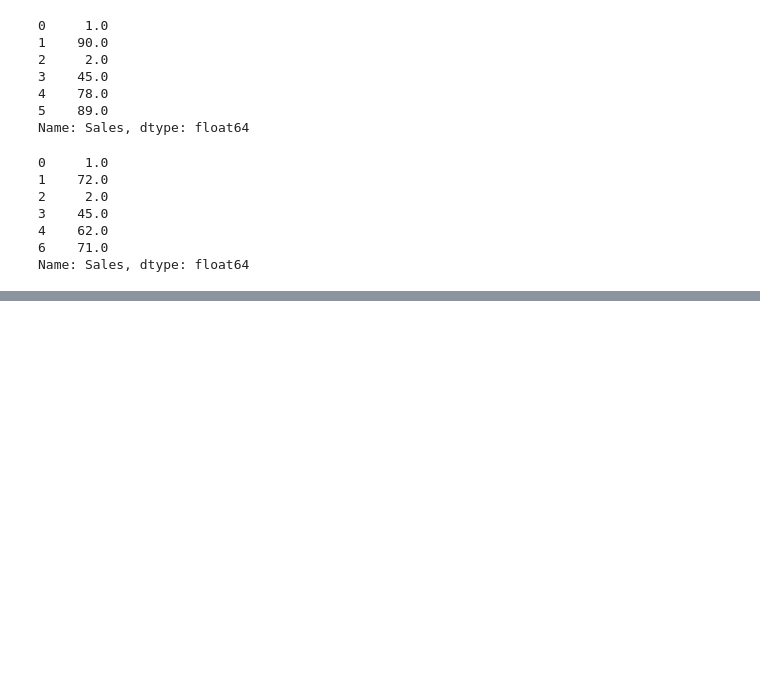
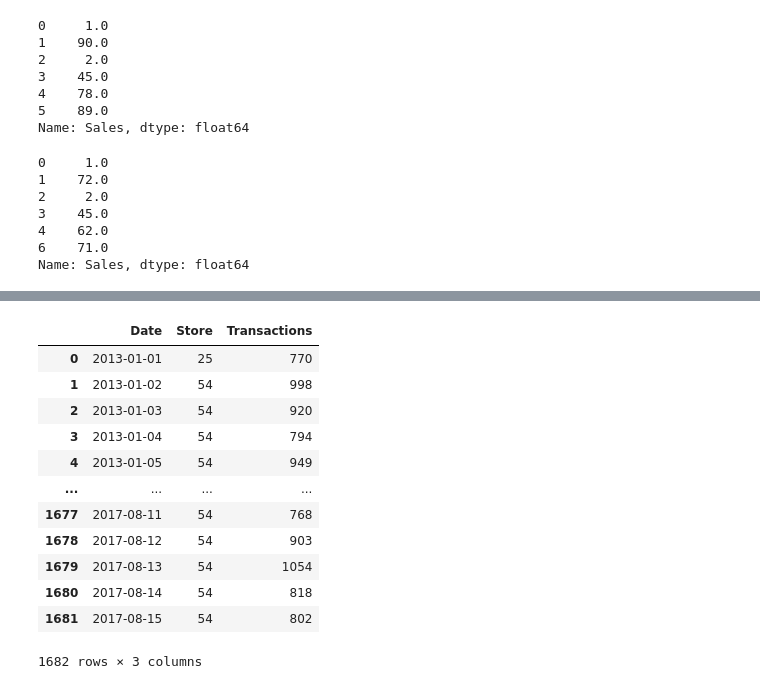
Before and after one commit to lingeshnafeax/DataScience, a Jupyter notebook: Numpy Pandas/Pandas Series.ipynb, the cells around one changed output, grey strips where cells are left out. Cells and saved outputs as stored; diff of their text form; code cells hidden in the pictures; blank space fills up the shorter version.

```diff
--- a/Numpy Pandas/Pandas Series.ipynb
+++ b/Numpy Pandas/Pandas Series.ipynb
@@ -410,0 +527,2 @@ Name: Sales, dtype: float64
+# %%
+df.columns=["Date","Store","Transactions"]
@@ -410,0 +655,16 @@ Name: Sales, dtype: float64
+# %%
+df.drop_duplicates(subset="Date",keep="last",ignore_index=True)
+# %% [output]
+|  | Date | Store | Transactions |
+| 0 | 2013-01-01 | 25 | 770 |
+| 1 | 2013-01-02 | 54 | 998 |
+| 2 | 2013-01-03 | 54 | 920 |
+| 3 | 2013-01-04 | 54 | 794 |
+| 4 | 2013-01-05 | 54 | 949 |
+| ... | ... | ... | ... |
+| 1677 | 2017-08-11 | 54 | 768 |
+| 1678 | 2017-08-12 | 54 | 903 |
+| 1679 | 2017-08-13 | 54 | 1054 |
+| 1680 | 2017-08-14 | 54 | 818 |
+| 1681 | 2017-08-15 | 54 | 802 |
+1682 rows × 3 columns
```
Also changed, not shown: parts of 35 cells of this notebook.
